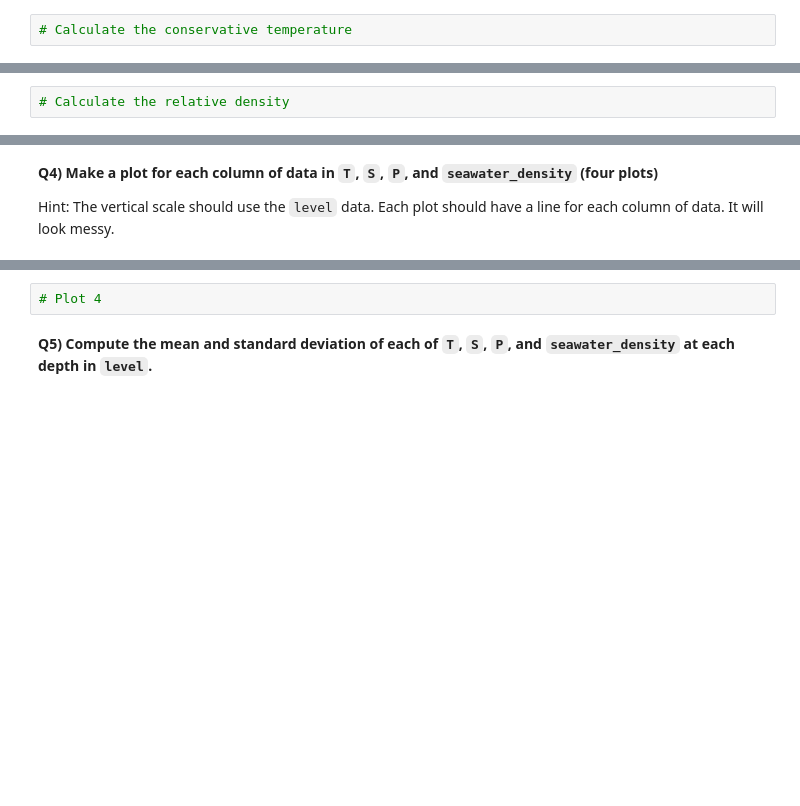
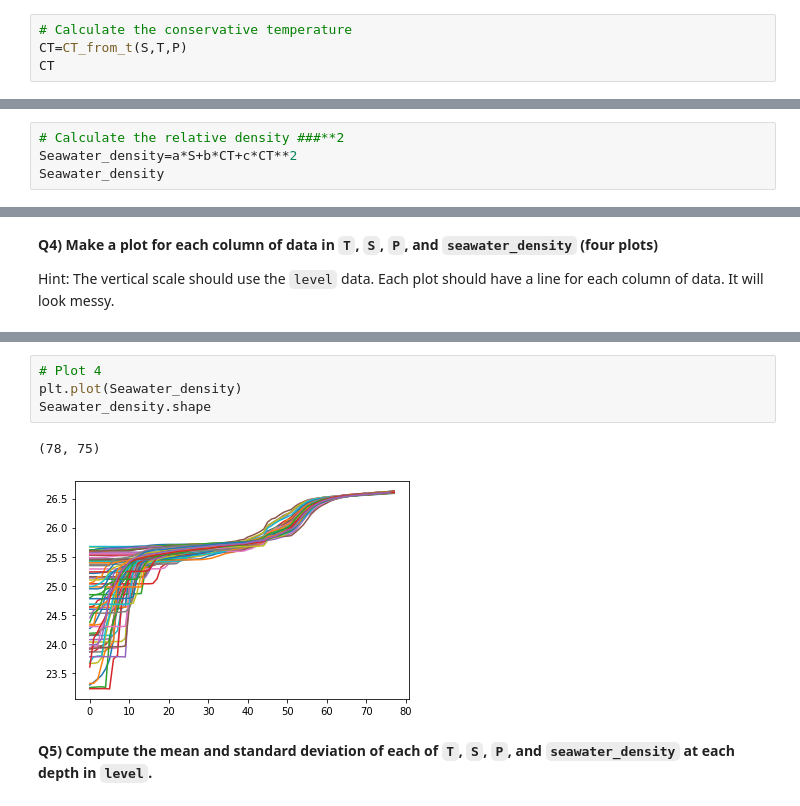
Before and after one commit to Wenyue24/2022_ML_Earth_Env_Sci, a Jupyter notebook: Lab_Notebooks/S1_2_Numpy.ipynb, the cells around one changed output, grey strips where cells are left out. Cells and saved outputs as stored; diff of their text form; blank space fills up the shorter version.

```diff
--- a/Lab_Notebooks/S1_2_Numpy.ipynb
+++ b/Lab_Notebooks/S1_2_Numpy.ipynb
@@ -520,3 +534,5 @@ Now it's all up to you. Here's the equation to avoid having to scroll back up:
 `seawater_density`$ = ρ −ρ_{Pure\ Water} = a \times S +b \times \Theta + c \times \Theta^{2}$
 # %%
 # Calculate the conservative temperature
+CT=CT_from_t(S,T,P)
+CT
@@ -523,2 +553,4 @@ Now it's all up to you. Here's the equation to avoid having to scroll back up:
 # %%
-# Calculate the relative density
+# Calculate the relative density ###**2
+Seawater_density=a*S+b*CT+c*CT**2
+Seawater_density
@@ -535,5 +597,10 @@ Hint: The vertical scale should use the `level` data. Each plot should have a li
 # %%
 # Plot 4
+plt.plot(Seawater_density)
+Seawater_density.shape
+# %% [output]
+(78, 75)
+[figure, added]
 # %% [markdown]
 **Q5) Compute the mean and standard deviation of each of `T`, `S`, `P`, and `seawater_density` at each depth in `level`.**
 # %% [markdown]
```
Also changed, not shown: parts of 27 cells of this notebook.
